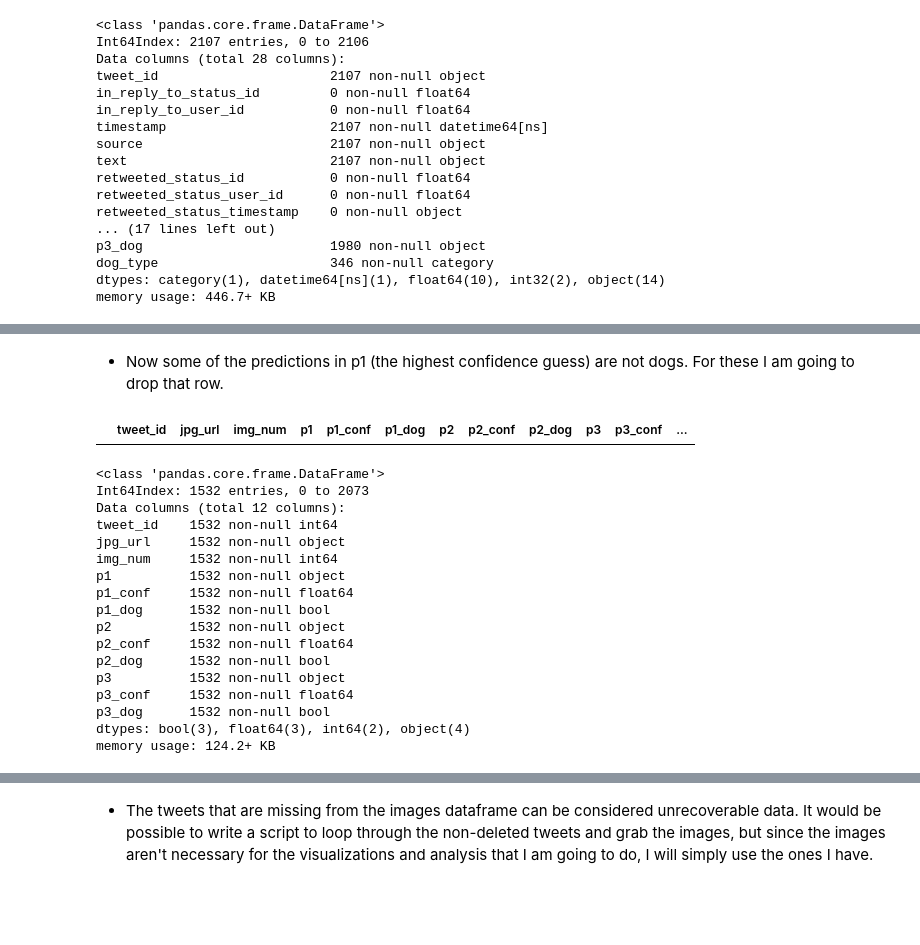
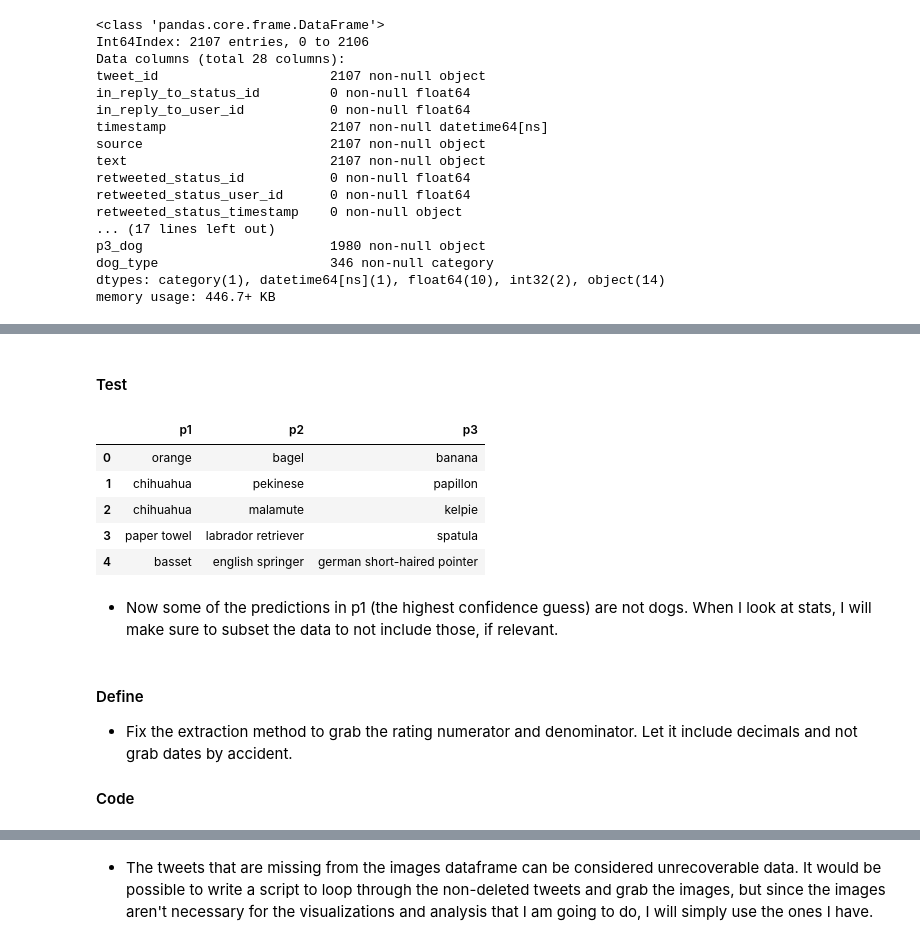
Before and after one commit to john-coletta/pupper-project, a Jupyter notebook: wrangle_act.ipynb, the cells around one changed output, grey strips where cells are left out. Drawn from its saved outputs; the diff is of its cells as text; code cells hidden in the pictures; blank space fills up the shorter version.

```diff
--- a/wrangle_act.ipynb
+++ b/wrangle_act.ipynb
@@ -540,4 +478,4 @@ memory usage: 294.5+ KB
 # %%
-images_df.p1 = images_df.p1.str.lower().str.replace('_',' ')
-images_df.p2 = images_df.p2.str.lower().str.replace('_',' ')
-images_df.p3 = images_df.p3.str.lower().str.replace('_',' ')
+master_df_clean.p1 = master_df_clean.p1.str.lower().str.replace('_',' ')
+master_df_clean.p2 = master_df_clean.p2.str.lower().str.replace('_',' ')
+master_df_clean.p3 = master_df_clean.p3.str.lower().str.replace('_',' ')
@@ -553,2 +482,13 @@ images_df.head()
+# %% [markdown]
+#### Test
+# %%
+master_df_clean[['p1','p2','p3']].head()
+# %% [output]
+|  | p1 | p2 | p3 |
+| 0 | orange | bagel | banana |
+| 1 | chihuahua | pekinese | papillon |
+| 2 | chihuahua | malamute | kelpie |
+| 3 | paper towel | labrador retriever | spatula |
+| 4 | basset | english springer | german short-haired pointer |
 # %% [markdown]
-- Now some of the predictions in p1 (the highest confidence guess) are not dogs. For these I am going to drop that row.
+- Now some of the predictions in p1 (the highest confidence guess) are not dogs. When I look at stats, I will make sure to subset the data to not include those, if relevant.
@@ -557,24 +495,5 @@ images_df = images_df[images_df.p1_dog == True]
-# %%
-images_df[images_df.p1_dog == False]
-# %% [output]
-|  | tweet_id | jpg_url | img_num | p1 | p1_conf | p1_dog | p2 | p2_conf | p2_dog | p3 | p3_conf | ... |
-# %%
-images_df.info()
-# %% [output]
-<class 'pandas.core.frame.DataFrame'>
-Int64Index: 1532 entries, 0 to 2073
-Data columns (total 12 columns):
-tweet_id    1532 non-null int64
-jpg_url     1532 non-null object
-img_num     1532 non-null int64
-p1          1532 non-null object
-p1_conf     1532 non-null float64
-p1_dog      1532 non-null bool
-p2          1532 non-null object
-p2_conf     1532 non-null float64
-p2_dog      1532 non-null bool
-p3          1532 non-null object
-p3_conf     1532 non-null float64
-p3_dog      1532 non-null bool
-dtypes: bool(3), float64(3), int64(2), object(4)
-memory usage: 124.2+ KB
+# %% [markdown]
+#### Define
+- Fix the extraction method to grab the rating numerator and denominator. Let it include decimals and not grab dates by accident.
+
+#### Code
```
Also changed, not shown: parts of 16 cells of this notebook.
